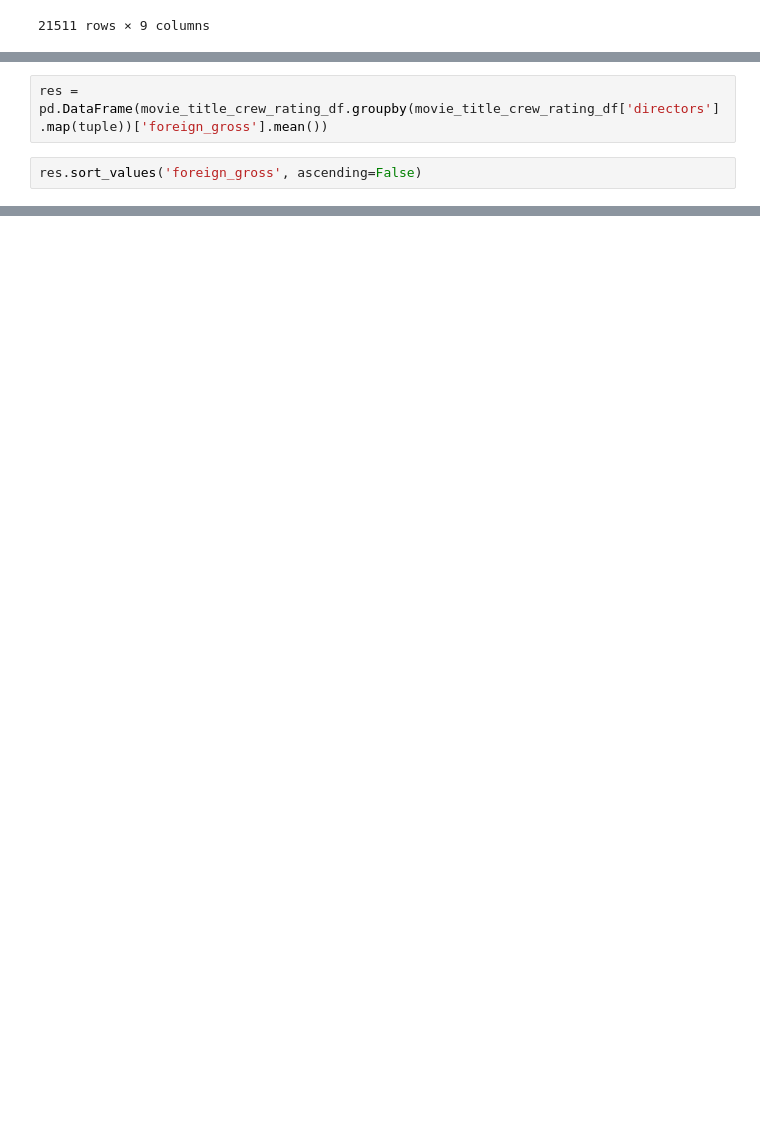
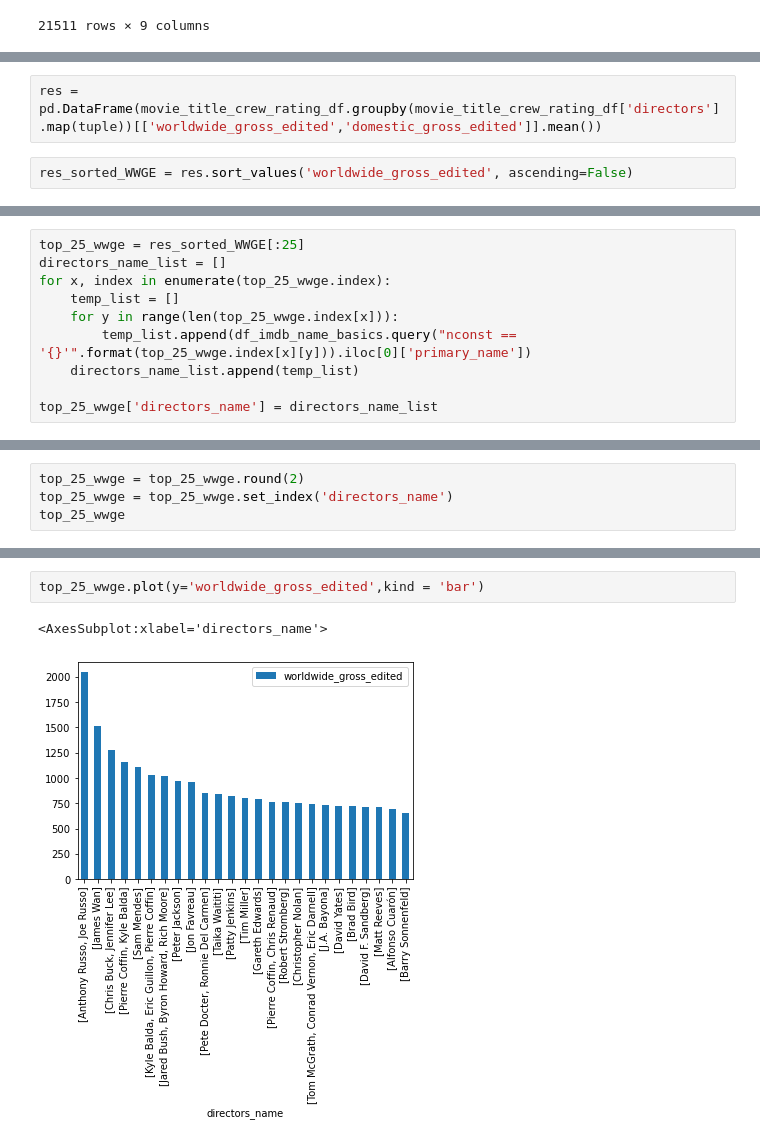
Before and after one commit to dt1086/Phase1_Project, a Jupyter notebook: crew_rating.ipynb, the cells around one changed output, grey strips where cells are left out. Drawn from its saved outputs; the diff is of its cells as text; blank space fills up the shorter version.

```diff
--- a/crew_rating.ipynb
+++ b/crew_rating.ipynb
@@ -243,4 +309,4 @@ movie_title_crew_rating_df.sort_values('foreign_gross', ascending=False)
 # %%
-res = pd.DataFrame(movie_title_crew_rating_df.groupby(movie_title_crew_rating_df['directors'].map(tuple))['foreign_gross'].mean())
+res = pd.DataFrame(movie_title_crew_rating_df.groupby(movie_title_crew_rating_df['directors'].map(tuple))[['worldwide_gross_edited','domestic_gross_edited']].mean())
 # %%
-res.sort_values('foreign_gross', ascending=False)
+res_sorted_WWGE = res.sort_values('worldwide_gross_edited', ascending=False)
@@ -261,0 +313,10 @@ res.sort_values('foreign_gross', ascending=False)
+# %%
+top_25_wwge = res_sorted_WWGE[:25]
+directors_name_list = []
+for x, index in enumerate(top_25_wwge.index):
+    temp_list = []
+    for y in range(len(top_25_wwge.index[x])):
+        temp_list.append(df_imdb_name_basics.query("nconst == '{}'".format(top_25_wwge.index[x][y])).iloc[0]['primary_name'])
+    directors_name_list.append(temp_list)
+
+top_25_wwge['directors_name'] = directors_name_list
@@ -261,0 +329,4 @@ res.sort_values('foreign_gross', ascending=False)
+# %%
+top_25_wwge = top_25_wwge.round(2)
+top_25_wwge = top_25_wwge.set_index('directors_name')
+top_25_wwge
@@ -261,0 +397,5 @@ res.sort_values('foreign_gross', ascending=False)
+# %%
+top_25_wwge.plot(y='worldwide_gross_edited',kind = 'bar')
+# %% [output]
+<AxesSubplot:xlabel='directors_name'>
+[figure, added]
```
Also changed, not shown: parts of 17 cells of this notebook, 1 other file.
